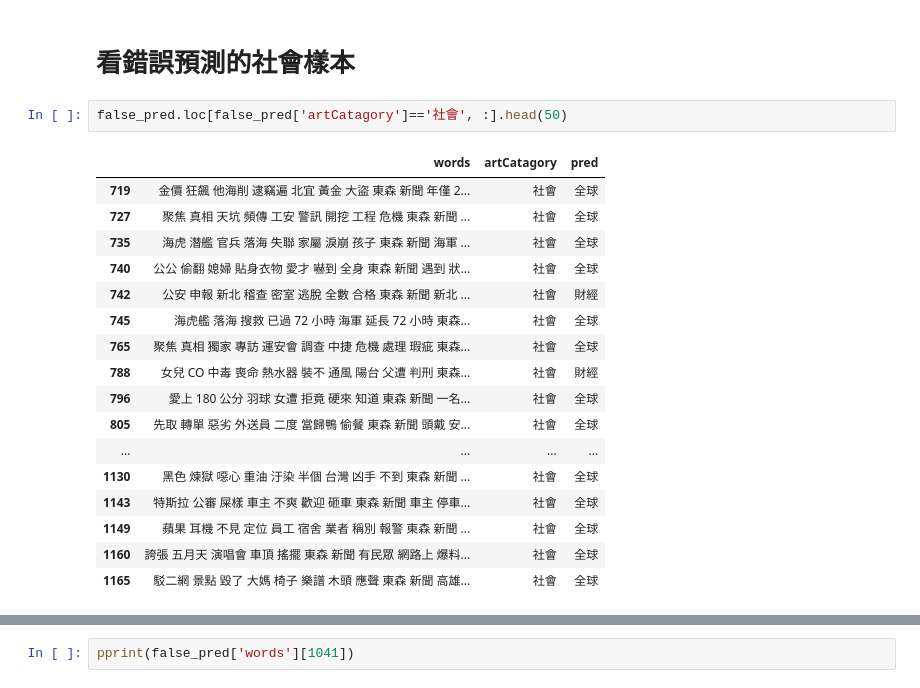
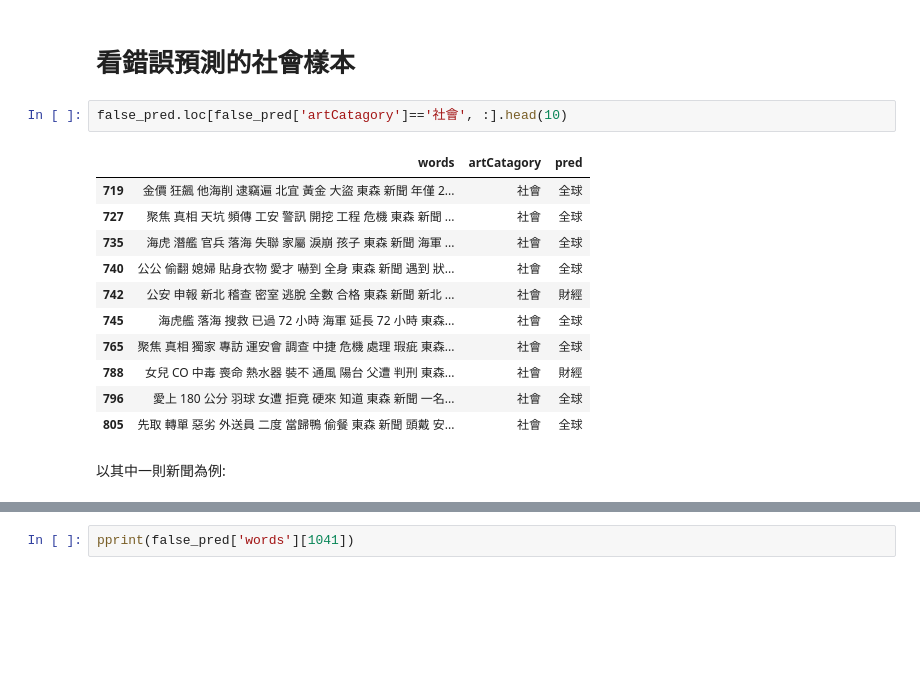
Before and after one commit to whats2000/NatureLanguageAnalyze, a Jupyter notebook: DocumentClassification.ipynb, the cells around one changed output, grey strips where cells are left out. Saved outputs shown, nothing was run; the diff lists cells and outputs as text; blank space fills up the shorter version.

```diff
--- a/DocumentClassification.ipynb
+++ b/DocumentClassification.ipynb
@@ -932,25 +953,21 @@ false_pred
 # %% [markdown]
 # 看錯誤預測的社會樣本
 # %%
-false_pred.loc[false_pred['artCatagory']=='社會', :].head(50)
+false_pred.loc[false_pred['artCatagory']=='社會', :].head(10)
 # %% [output]
 |  | words | artCatagory | pred |
 | 719 | 金價 狂飆 他海削 逮竊遍 北宜 黃金 大盜 東森 新聞 年僅 2... | 社會 | 全球 |
 | 727 | 聚焦 真相 天坑 頻傳 工安 警訊 開挖 工程 危機 東森 新聞 ... | 社會 | 全球 |
 | 735 | 海虎 潛艦 官兵 落海 失聯 家屬 淚崩 孩子 東森 新聞 海軍 ... | 社會 | 全球 |
 | 740 | 公公 偷翻 媳婦 貼身衣物 愛才 嚇到 全身 東森 新聞 遇到 狀... | 社會 | 全球 |
 | 742 | 公安 申報 新北 稽查 密室 逃脫 全數 合格 東森 新聞 新北 ... | 社會 | 財經 |
 | 745 | 海虎艦 落海 搜救 已過 72 小時 海軍 延長 72 小時 東森... | 社會 | 全球 |
 | 765 | 聚焦 真相 獨家 專訪 運安會 調查 中捷 危機 處理 瑕疵 東森... | 社會 | 全球 |
 | 788 | 女兒 CO 中毒 喪命 熱水器 裝不 通風 陽台 父遭 判刑 東森... | 社會 | 財經 |
 | 796 | 愛上 180 公分 羽球 女遭 拒竟 硬來 知道 東森 新聞 一名... | 社會 | 全球 |
 | 805 | 先取 轉單 惡劣 外送員 二度 當歸鴨 偷餐 東森 新聞 頭戴 安... | 社會 | 全球 |
-| ... | ... | ... | ... |
-| 1130 | 黑色 煉獄 噁心 重油 汙染 半個 台灣 凶手 不到 東森 新聞 ... | 社會 | 全球 |
-| 1143 | 特斯拉 公審 屎樣 車主 不爽 歡迎 砸車 東森 新聞 車主 停車... | 社會 | 全球 |
-| 1149 | 蘋果 耳機 不見 定位 員工 宿舍 業者 稱別 報警 東森 新聞 ... | 社會 | 全球 |
-| 1160 | 誇張 五月天 演唱會 車頂 搖擺 東森 新聞 有民眾 網路上 爆料... | 社會 | 全球 |
-| 1165 | 駁二網 景點 毀了 大媽 椅子 樂譜 木頭 應聲 東森 新聞 高雄... | 社會 | 全球 |
+# %% [markdown]
+以其中一則新聞為例:
 # %%
 false_pred.loc[1041, :]
 # %% [output]
```
Also changed, not shown: parts of 22 cells of this notebook.
